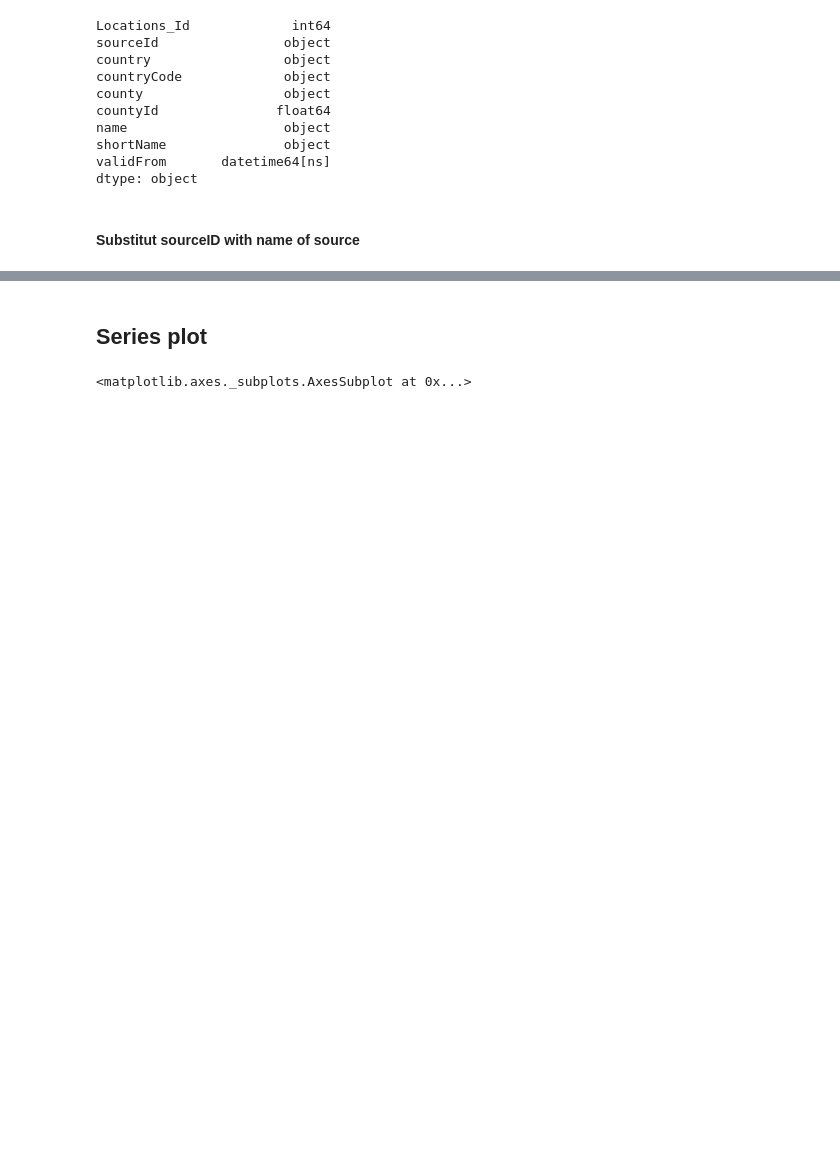
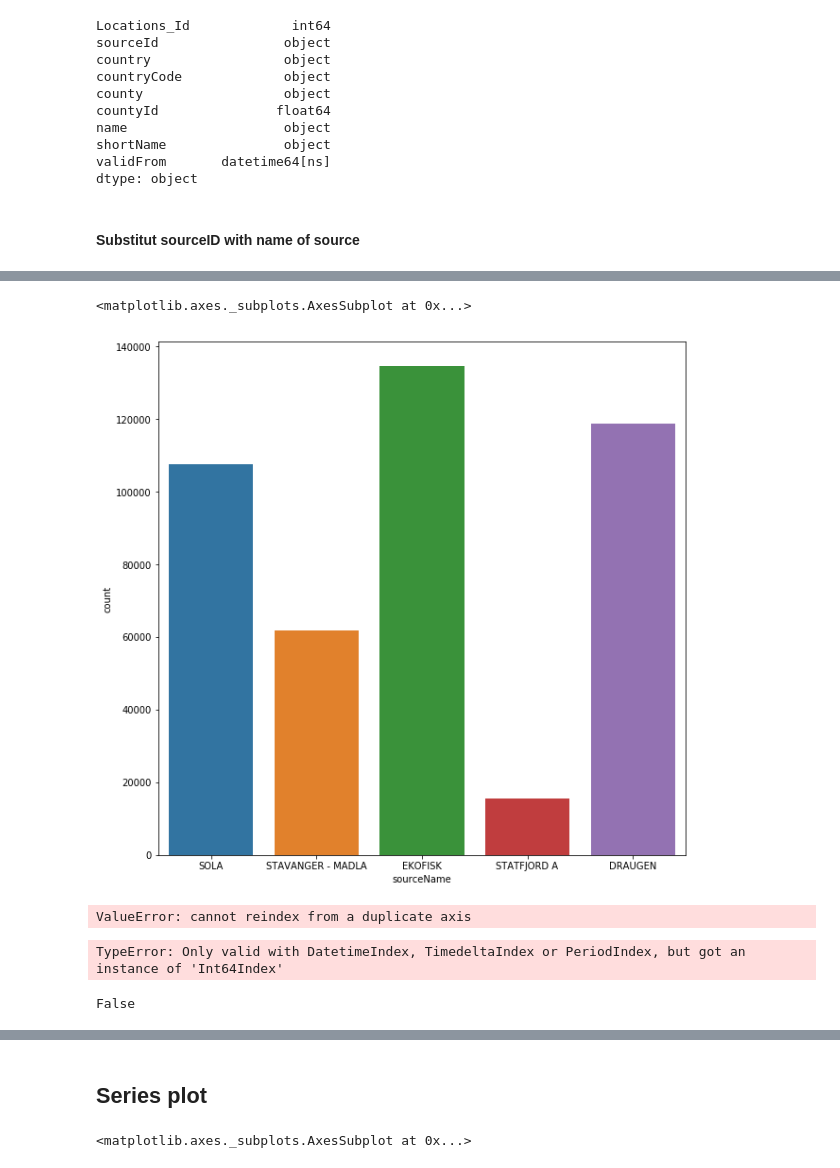
Before and after one commit to danielalvestadBIBuilders/WeatherData, a Jupyter notebook: WeatherData.ipynb, the cells around one changed output, grey strips where cells are left out. Drawn from its saved outputs; the diff is of its cells as text; code cells hidden in the pictures; blank space fills up the shorter version.

```diff
--- a/WeatherData.ipynb
+++ b/WeatherData.ipynb
@@ -134,0 +135,43 @@ print(df.head())
+# %%
+sns.countplot(x='sourceName', data=df)
+# %% [output]
+<matplotlib.axes._subplots.AxesSubplot at 0x...>
+[figure, added]
+# %%
+for sourceName in ['SOLA', 'STAVANGER - MADLA', 'EKOFISK', 'DRAUGEN', 'STATFJORD']:
+    a = pd.DataFrame({'x': df.loc[df['sourceName'] == sourceName].referenceTime[1:],
+                      'y': df.loc[df['sourceName'] == sourceName].referenceTime.diff()[1:]/np.timedelta64(1, 'h')})
+    a = a.loc[a.y != 0.0]
+    sns.scatterplot(x='x',y='y',data=a, label=sourceName)
+
+plt.xlim(['2010', '2012'])
+plt.legend()
+# %% [output]
+ValueError: cannot reindex from a duplicate axis
+# %%
+subset=['wind_speed']
+for sourceName in ['SOLA', 'STAVANGER - MADLA', 'EKOFISK', 'DRAUGEN', 'STATFJORD']:
+    a = pd.DataFrame({'x': df.dropna(subset=subset).resample('h').mean()
+                             .sort_values(by='referenceTime')
+                             .loc[df['sourceName'] == sourceName]
+                             .referenceTime[1:],
+                      'y': df.dropna(subset=subset).resample('h').mean()
+                             .sort_values(by='referenceTime')
+                             .loc[df['sourceName'] == sourceName]
+                             .referenceTime.diff()[1:]/np.timedelta64(1, 'h')})
+    a = a.loc[a.y != 0.0]
+    a = a.set_index(a.x)
+    a_hourly = a.resample('h').mean().fillna(100)
+    print(a_hourly.head())
+    print(a.head())
+    sns.kdeplot(a_hourly.y.values, bw=0.2, label=sourceName)
+
+plt.xlim([0, 3])
+#plt.ylim([0, 30])
+plt.legend()
+# %% [output]
+TypeError: Only valid with DatetimeIndex, TimedeltaIndex or PeriodIndex, but got an instance of 'Int64Index'
+# %%
+all(df.loc[df['sourceName'] == 'SOLA'].referenceTime.diff()[1:] == np.timedelta64(1, 'h')) == True
+# %% [output]
+False
```
Also changed, not shown: parts of 7 cells of this notebook, 5 other files.
